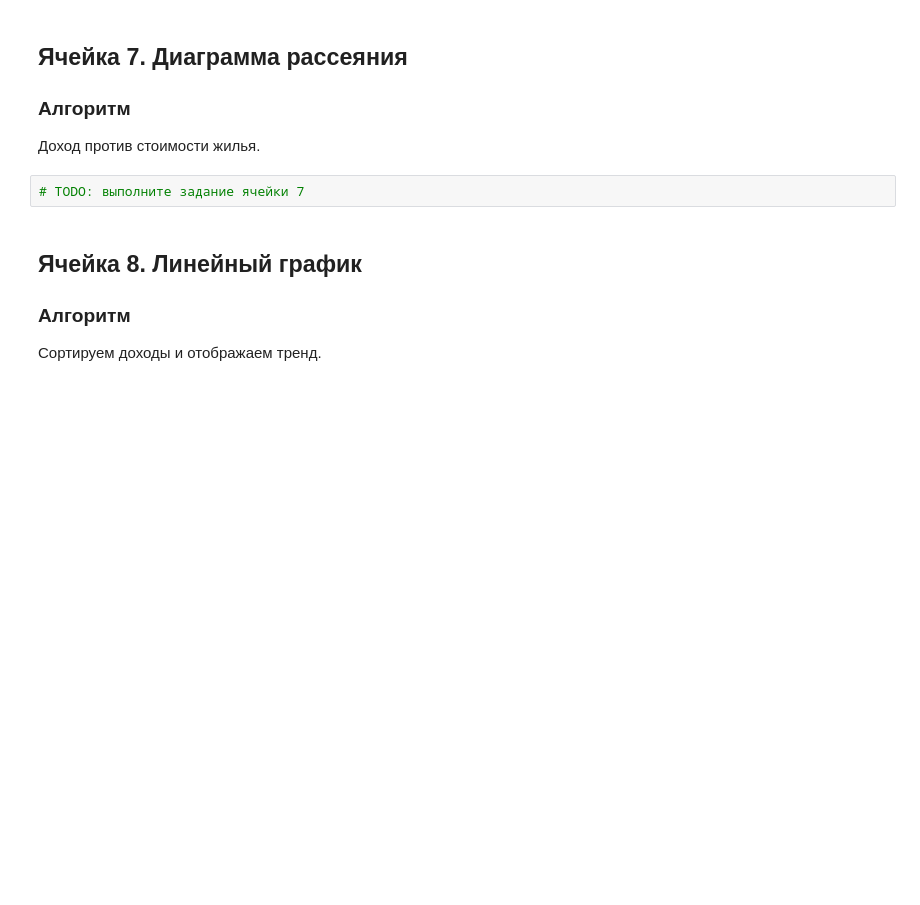
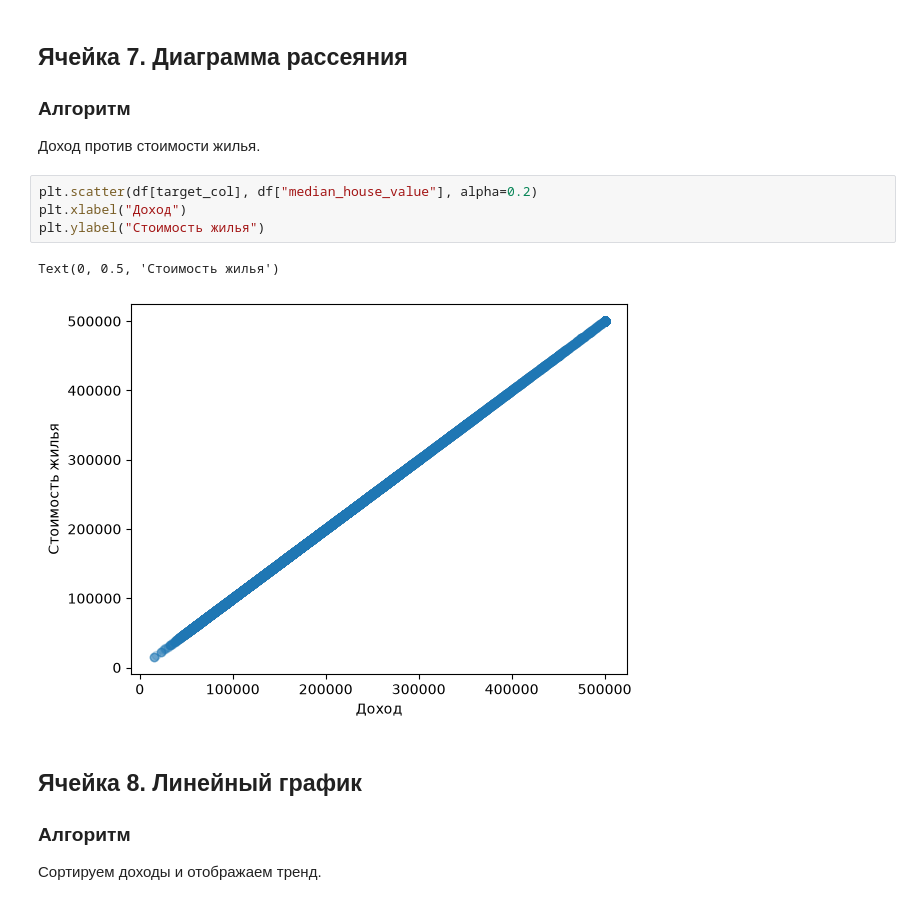
Before and after one commit to FelixTheCatW/study-analysis, a Jupyter notebook: src/notebooks/block6_lesson11_visualization_todo.ipynb, the cells around one changed output. Saved outputs shown, nothing was run; the diff lists cells and outputs as text; blank space fills up the shorter version.

```diff
--- a/src/notebooks/block6_lesson11_visualization_todo.ipynb
+++ b/src/notebooks/block6_lesson11_visualization_todo.ipynb
@@ -89,7 +134,12 @@ https://raw.githubusercontent.com/ageron/handson-ml/master/datasets/housing/hous
 
 Доход против стоимости жилья.
 # %%
-# TODO: выполните задание ячейки 7
+plt.scatter(df[target_col], df["median_house_value"], alpha=0.2)
+plt.xlabel("Доход")
+plt.ylabel("Стоимость жилья")
+# %% [output]
+Text(0, 0.5, 'Стоимость жилья')
+[figure, added]
 # %% [markdown]
 ## Ячейка 8. Линейный график
 
```
Also changed, not shown: parts of 9 cells of this notebook.
